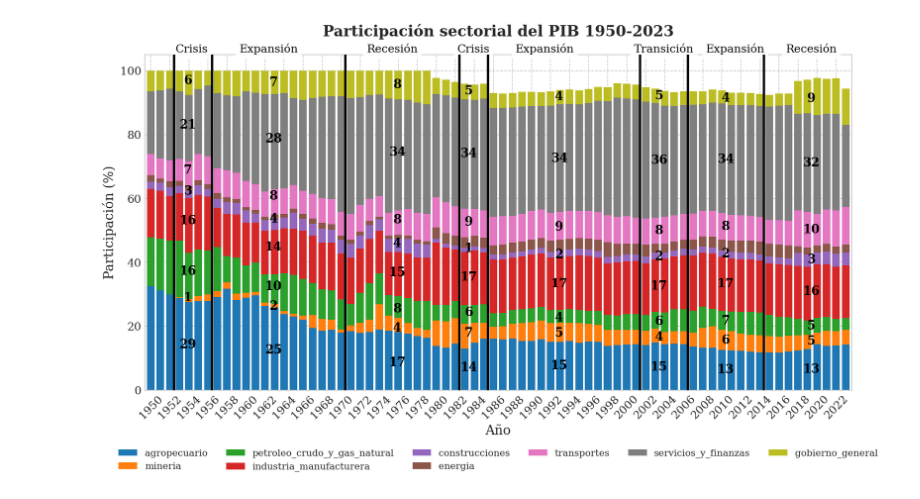
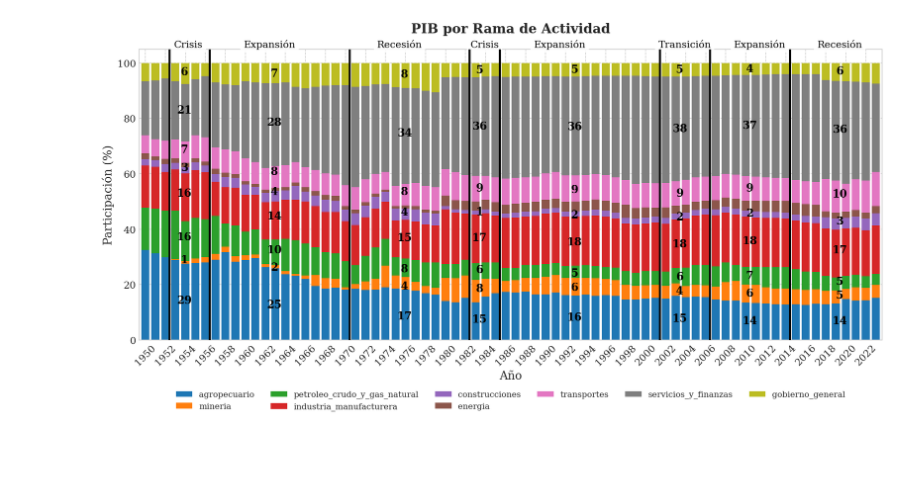
Before and after one commit to navi0369/proyectomacro, a Jupyter notebook: notebooks/tesis/serie_completa/pib/participacion_pib_rama_de_actividad.ipynb, the cells around one changed output. Saved outputs shown, nothing was run; the diff lists cells and outputs as text; code cells hidden in the pictures; blank space fills up the shorter version.

```diff
--- a/notebooks/tesis/serie_completa/pib/participacion_pib_rama_de_actividad.ipynb
+++ b/notebooks/tesis/serie_completa/pib/participacion_pib_rama_de_actividad.ipynb
@@ -21,6 +21,8 @@ df.set_index("año", inplace=True)
 df["servicios_y_finanzas"]=df["comercio_finanzas"] +df["servicios"]+df["propiedad_vivienda"]
 df.drop(columns=["comercio_finanzas", "servicios", "propiedad_vivienda"], inplace=True)
 cycles_adj=adjust_cycles(df, CYCLES)
+
+
 # Columnas a graficar (excluimos minas_canteras_total)
 cols = ['agropecuario',
  'mineria',
@@ -31,7 +33,24 @@ cols = ['agropecuario',
  'transportes',
  'servicios_y_finanzas',
  'gobierno_general',]
-pct = df[cols]
+# Valores objetivo (6.0 % → 7.0 % de manera gradual, promedio ≈ 6.5 %)
+target = {
+    2018: 6.0,
+    2019: 6.2,
+    2020: 6.4,
+    2021: 6.6,
+    2022: 6.8,
+    2023: 7.0,
+}
+
+for yr, new_val in target.items():
+    old_val = df.at[yr, "gobierno_general"]
+    diff = old_val - new_val
+    # rebaja gobierno_general al valor objetivo
+    df.at[yr, "gobierno_general"] = new_val
+    # reasigna el excedente a servicios_y_finanzas
+    df.at[yr, "servicios_y_finanzas"] += diff
+pct = df[cols].div(df[cols].sum(axis=1), axis=0) * 100
 
 cycle_stats = {
     name: pct.loc[sl, cols].mean().to_dict()
@@ -58,48 +77,6 @@ hitos_text_x = {
     2006: 5,
     2014: 5
 }
-
-# ── 4. Gráfico stacked-bar ──────────────────────────────────────────────────
-fig, ax = plt.subplots(figsize=(14, 7))
-pct.plot(kind="bar", stacked=True, ax=ax, width=0.8)
-
-ax.set_ylabel("Participación (%)")
-ax.set_xlabel("Año")
-ax.set_title("Participación sectorial del PIB 1950-2023",
-             fontweight="bold", pad=20)
-
-# muevo la leyenda fuera del área de gráfico, abajo
-ax.legend(
-    loc="upper center",
-    bbox_to_anchor=(0.5, -0.15),
-    ncol=6,            # ajusta según cuántos ítems tengas
-    fontsize=10,
-    frameon=False
-)
-fig.subplots_adjust(bottom=0.25)   # expande margen inferior
-
-# construyo un array 0,1,2,… tan largo como df.index
-positions = np.arange(len(df.index))
-# uso solo cada segunda posición, y como etiqueta el año correspondiente
-plt.xticks(positions[::2], df.index[::2], rotation=45)
-
-
-fig.subplots_adjust(right=0.72)
-
-
-
-
-add_hitos_barras(
-    ax, df.index, hitos_v, hitos_offset, hitos_text_x
-)
-
-
-
-
-
-
-
-
 MEAN_OFFSETS_BY_NAME = {
     "Crisis 52-55":      {'consumo_publico': (0.0, 12.0)},
     "Expansión 56-69":   {'consumo_publico': (0.0, 14.5)},
@@ -112,33 +89,44 @@ MEAN_OFFSETS_BY_NAME = {
 }
 # 2️⃣  Componentes cuyos promedios NO quieres anotar
 SKIP_MEANS_BY_NAME = {
     "Crisis 52-55":      {'energia'},
     "Expansión 56-69":   {'energia'},
     "Recesión 70-81":    {'energia'},
     "Crisis 82-84":      {'energia'},
     "Expansión 85-00":   {'energia'},
     "Transicion 01-05":      {'energia'},
     "Expansión 06-14": {'energia'},
     "Recesión 15-23":    {'energia'},
 }
 
+fig, ax = plot_stacked_bar(
+    pct,
+    title="PIB por Rama de Actividad",
+    output_path=os.path.join(OUTPUT_DIR, "participacion_pib_ramas.png"),
+    legend_ncol=6
+)
+
+
+add_hitos_barras(
+    ax, df.index, hitos_v, hitos_offset, hitos_text_x
+)
+
 add_cycle_means_barras(
     ax,
     index=list(df.index),          # secuencia de años
     cycle_slices=cycles_adj,       # nombre → slice
     cycle_stats=cycle_stats,       # nombre → {col: media}
     cols=cols,                     # orden de apilado
     offsets=MEAN_OFFSETS_BY_NAME,  # opcional
     skip=SKIP_MEANS_BY_NAME        # opcional
 )
 
-
 # ── 6. Guardar y mostrar ────────────────────────────────────────────────────
 plt.tight_layout()
-out_path = os.path.join(OUTPUT_DIR, "participacion_pib_ramas.png")
+out_path = os.path.join(OUTPUT_DIR, "participacion_pib_ramas_con_crisis.png")
 plt.savefig(out_path, dpi=300)
 plt.show()
 
 out_path
 # %% [output]
-[figure, old version]
+[figure, new version]
```
Also changed, not shown: parts of 7 cells of this notebook, 28 other files.
